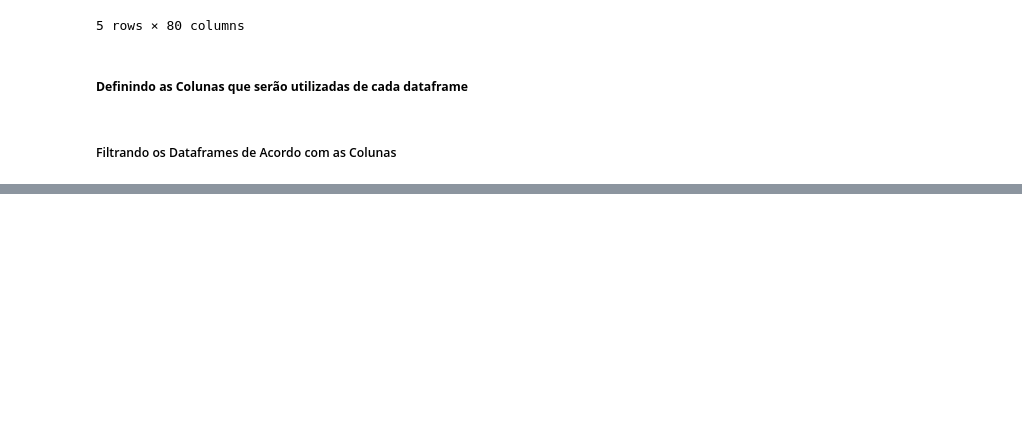
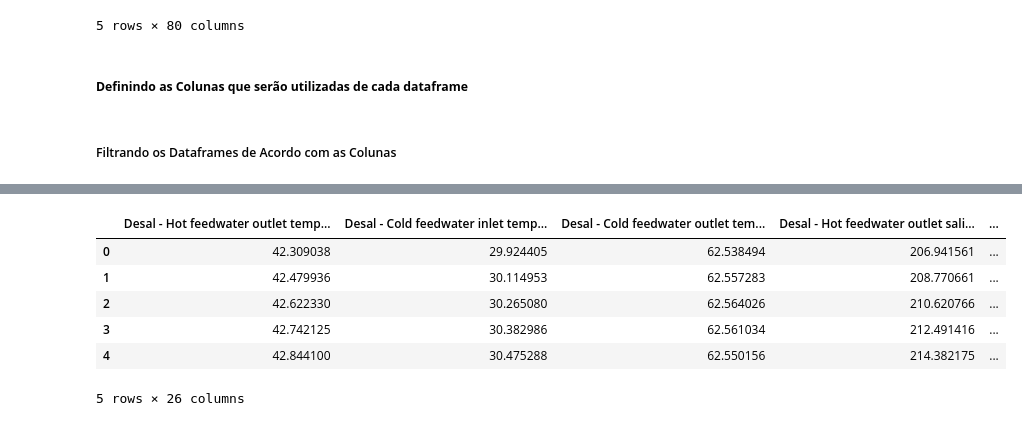
Before and after one commit to LucasPimentaM/mapeamento_svg, a Jupyter notebook: mapeamento_svg.ipynb, the cells around one changed output, grey strips where cells are left out. Saved outputs shown, nothing was run; the diff lists cells and outputs as text; code cells hidden in the pictures; blank space fills up the shorter version.

```diff
--- a/mapeamento_svg.ipynb
+++ b/mapeamento_svg.ipynb
@@ -89,0 +101,11 @@ usecols_report = [
+# %%
+report_filtrado = report.filter(items=usecols_report)
+report_filtrado.head()
+# %% [output]
+|  | Desal - Hot feedwater outlet temp... | Desal - Cold feedwater inlet temp... | Desal - Cold feedwater outlet tem... | Desal - Hot feedwater outlet sali... | ... |
+| 0 | 42.309038 | 29.924405 | 62.538494 | 206.941561 | ... |
+| 1 | 42.479936 | 30.114953 | 62.557283 | 208.770661 | ... |
+| 2 | 42.622330 | 30.265080 | 62.564026 | 210.620766 | ... |
+| 3 | 42.742125 | 30.382986 | 62.561034 | 212.491416 | ... |
+| 4 | 42.844100 | 30.475288 | 62.550156 | 214.382175 | ... |
+5 rows × 26 columns
```
Also changed, not shown: parts of 14 cells of this notebook, 2 other files.
